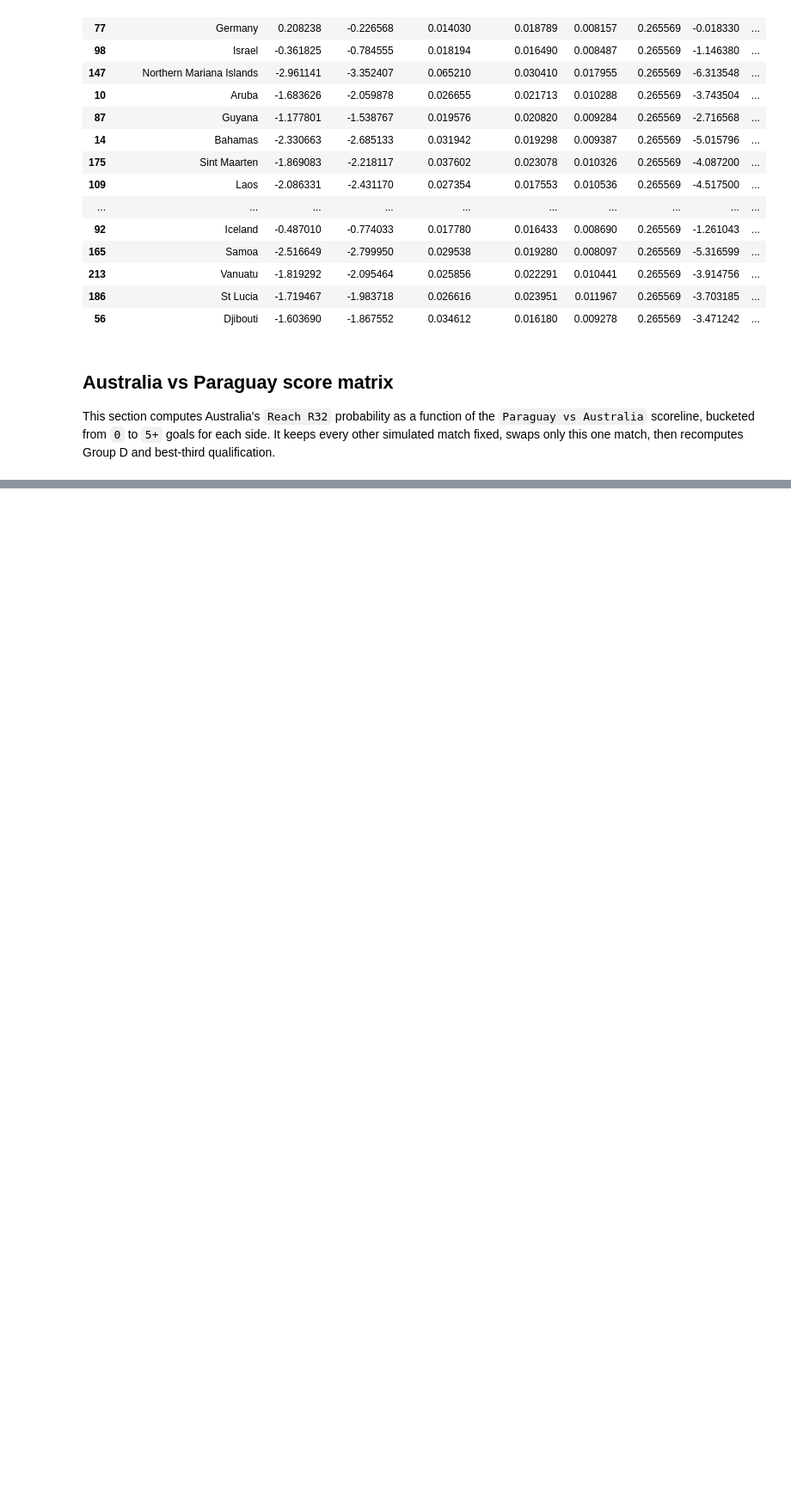
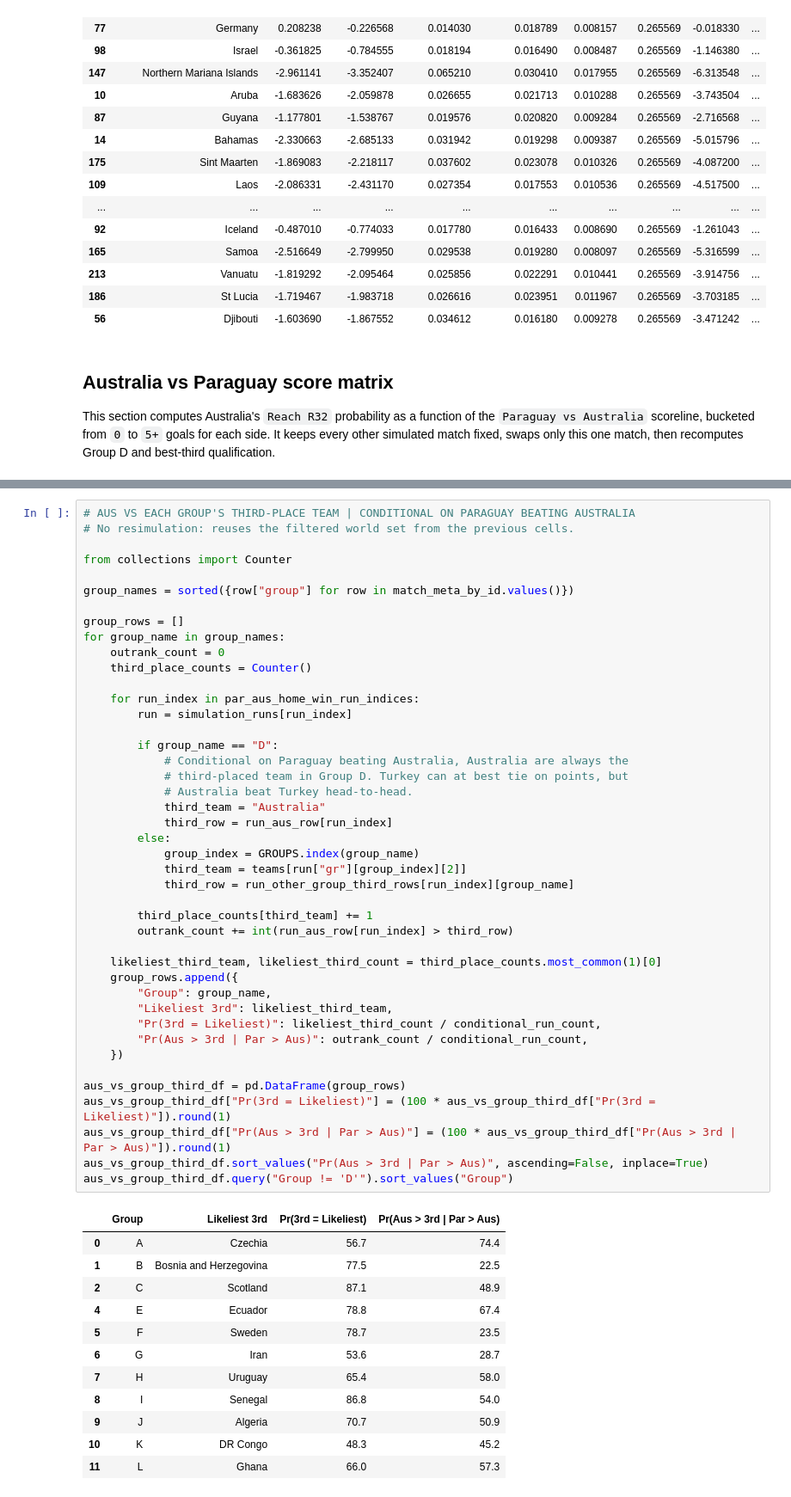
Before and after one commit to rwarneke/football_model, a Jupyter notebook: scratch.ipynb, the cells around one changed output, grey strips where cells are left out. Shown at 86% size. Cells and saved outputs as stored; diff of their text form; blank space fills up the shorter version.

Commit message:
matches

```diff
--- a/scratch.ipynb
+++ b/scratch.ipynb
@@ -2265,0 +2306,56 @@ NameError: name 'team_code' is not defined
+# %%
+# AUS VS EACH GROUP'S THIRD-PLACE TEAM | CONDITIONAL ON PARAGUAY BEATING AUSTRALIA
+# No resimulation: reuses the filtered world set from the previous cells.
+
+from collections import Counter
+
+group_names = sorted({row["group"] for row in match_meta_by_id.values()})
+
+group_rows = []
+for group_name in group_names:
+    outrank_count = 0
+    third_place_counts = Counter()
+
+    for run_index in par_aus_home_win_run_indices:
+        run = simulation_runs[run_index]
+
+        if group_name == "D":
+            # Conditional on Paraguay beating Australia, Australia are always the
+            # third-placed team in Group D. Turkey can at best tie on points, but
+            # Australia beat Turkey head-to-head.
+            third_team = "Australia"
+            third_row = run_aus_row[run_index]
+        else:
+            group_index = GROUPS.index(group_name)
+            third_team = teams[run["gr"][group_index][2]]
+            third_row = run_other_group_third_rows[run_index][group_name]
+
+        third_place_counts[third_team] += 1
+        outrank_count += int(run_aus_row[run_index] > third_row)
+
+    likeliest_third_team, likeliest_third_count = third_place_counts.most_common(1)[0]
+    group_rows.append({
+        "Group": group_name,
+        "Likeliest 3rd": likeliest_third_team,
+        "Pr(3rd = Likeliest)": likeliest_third_count / conditional_run_count,
+        "Pr(Aus > 3rd | Par > Aus)": outrank_count / conditional_run_count,
+    })
+
+aus_vs_group_third_df = pd.DataFrame(group_rows)
+aus_vs_group_third_df["Pr(3rd = Likeliest)"] = (100 * aus_vs_group_third_df["Pr(3rd = Likeliest)"]).round(1)
+aus_vs_group_third_df["Pr(Aus > 3rd | Par > Aus)"] = (100 * aus_vs_group_third_df["Pr(Aus > 3rd | Par > Aus)"]).round(1)
+aus_vs_group_third_df.sort_values("Pr(Aus > 3rd | Par > Aus)", ascending=False, inplace=True)
+aus_vs_group_third_df.query("Group != 'D'").sort_values("Group")
+# %% [output]
+|  | Group | Likeliest 3rd | Pr(3rd = Likeliest) | Pr(Aus > 3rd | Par > Aus) |
+| 0 | A | Czechia | 56.7 | 74.4 |
+| 1 | B | Bosnia and Herzegovina | 77.5 | 22.5 |
+| 2 | C | Scotland | 87.1 | 48.9 |
+| 4 | E | Ecuador | 78.8 | 67.4 |
+| 5 | F | Sweden | 78.7 | 23.5 |
+| 6 | G | Iran | 53.6 | 28.7 |
+| 7 | H | Uruguay | 65.4 | 58.0 |
+| 8 | I | Senegal | 86.8 | 54.0 |
+| 9 | J | Algeria | 70.7 | 50.9 |
+| 10 | K | DR Congo | 48.3 | 45.2 |
+| 11 | L | Ghana | 66.0 | 57.3 |
```
Also changed, not shown: parts of 15 cells of this notebook, 28 other files.
